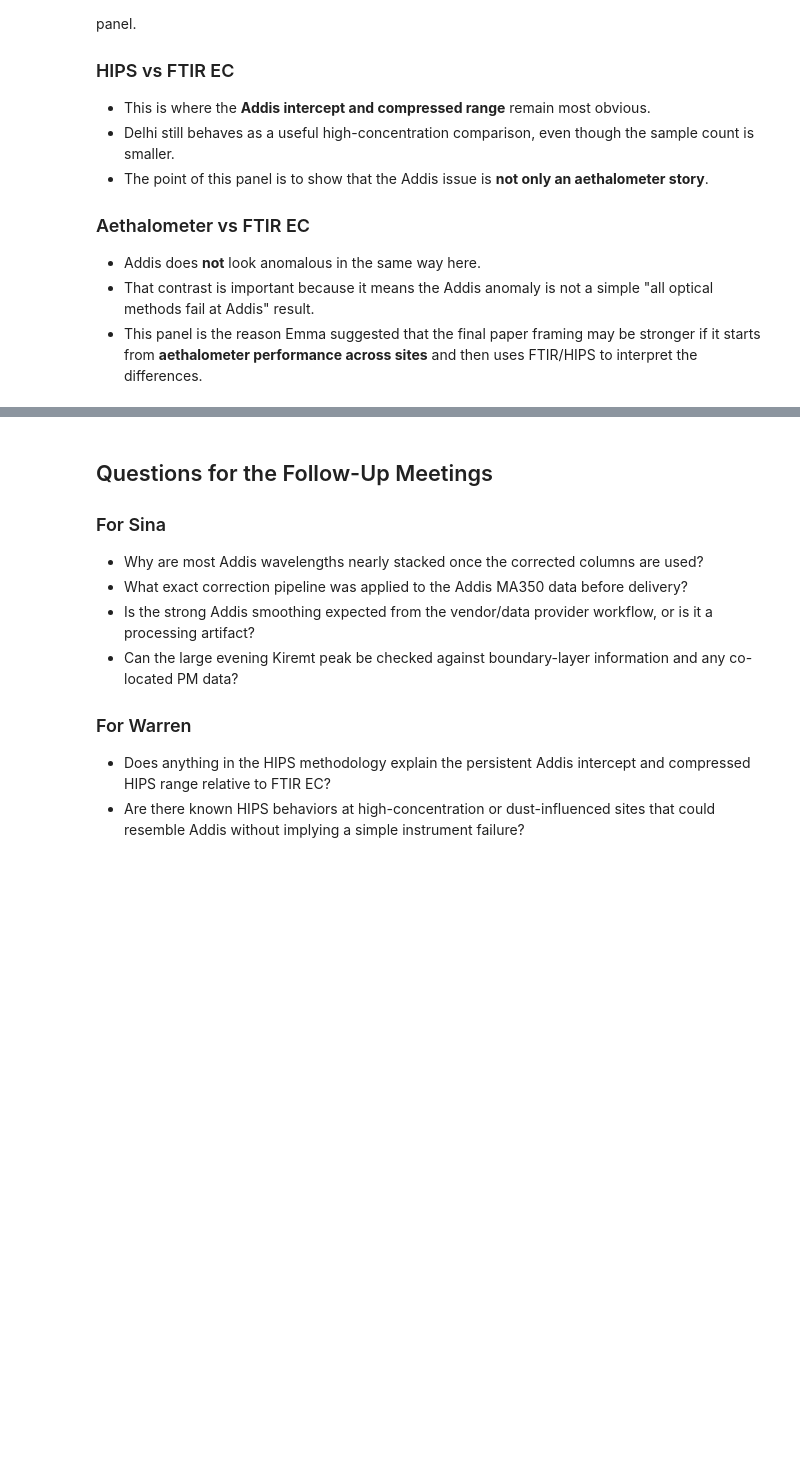
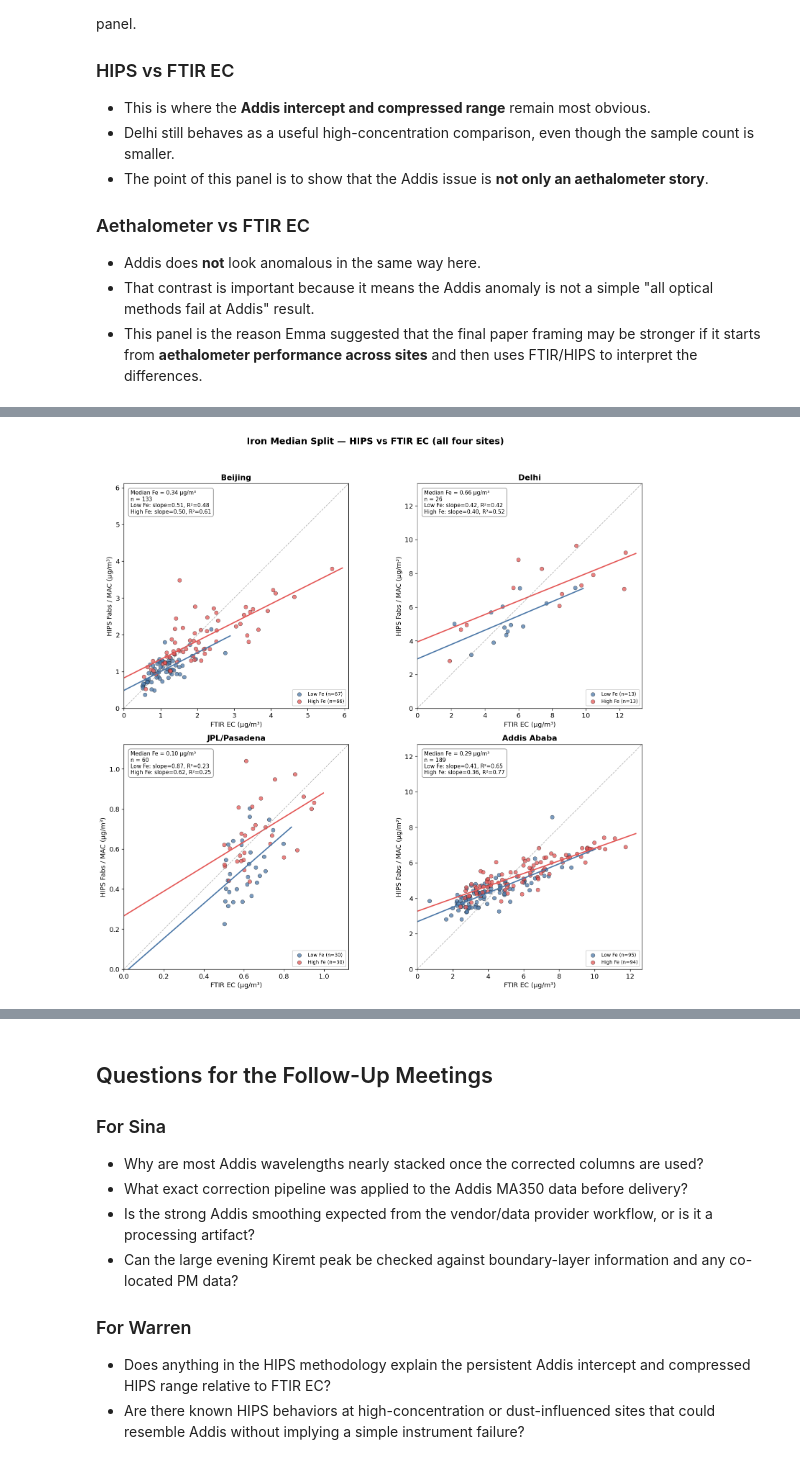
Before and after one commit to ahzs645/aethmodular, a Jupyter notebook: research/ftir_hips_chem/FTIR_Group_Talk_Apr2026_Draft.ipynb, the cells around one changed output, grey strips where cells are left out. Drawn from its saved outputs; the diff is of its cells as text; code cells hidden in the pictures; blank space fills up the shorter version.

```diff
--- a/research/ftir_hips_chem/FTIR_Group_Talk_Apr2026_Draft.ipynb
+++ b/research/ftir_hips_chem/FTIR_Group_Talk_Apr2026_Draft.ipynb
@@ -283,0 +290,20 @@ Emma's guidance was to keep the talk focused and only show one or two tests of h
+# %%
+# --- Merge iron (ChemSpec_Iron_PM2.5) into the clean filter dataset ---
+# Iron FilterIds (e.g. CHTS-0018) don't carry the -N suffix that EC/HIPS FilterIds do
+# (e.g. CHTS-0658-1), so merge on Site + SampleDate rather than FilterId.
+# Iron concentration is reported in ng/m³; convert to µg/m³ for plotting.
+iron_raw = df_filter_raw[df_filter_raw['Parameter'] == 'ChemSpec_Iron_PM2.5'].copy()
+iron_raw['iron'] = iron_raw['Concentration'] / 1000.0
+iron_wide = iron_raw.groupby(['Site', 'SampleDate'], as_index=False)['iron'].first()
+
+filter_iron = filter_clean.merge(
+    iron_wide[['Site', 'SampleDate', 'iron']],
+    on=['Site', 'SampleDate'], how='left',
+)
+
+print("Iron merge summary:")
+for site in ['Beijing', 'Delhi', 'JPL', 'Addis_Ababa']:
+    s = filter_iron[filter_iron['SiteName'] == site]
+    n_triple = s.dropna(subset=['EC_ftir', 'HIPS_BC', 'iron']).shape[0]
+    med_fe = s['iron'].median()
+    print(f"  {SITE_LABELS[site]:13s}: n(EC+HIPS+Fe)={n_triple:3d}  median_Fe={med_fe:.3f} µg/m³")
@@ -283,0 +316,62 @@ Emma's guidance was to keep the talk focused and only show one or two tests of h
+# %%
+# --- 2x2 grid: iron median split, HIPS vs FTIR EC ---
+GROUP_COLORS = {'Low Fe': '#4C78A8', 'High Fe': '#E45756'}
+
+def plot_iron_panel(ax, site_name):
+    s = filter_iron[filter_iron['SiteName'] == site_name].dropna(subset=['EC_ftir', 'HIPS_BC', 'iron'])
+    ax.set_facecolor('white')
+    ax.set_title(SITE_LABELS[site_name], fontsize=13, fontweight='bold')
+    ax.set_xlabel('FTIR EC (µg/m³)')
+    ax.set_ylabel('HIPS Fabs / MAC (µg/m³)')
+
+    if len(s) < 6:
+        ax.text(0.5, 0.5, 'Insufficient data', transform=ax.transAxes, ha='center', va='center')
+        return None
+
+    thr = s['iron'].median()
+    s = s.copy()
+    s['iron_group'] = np.where(s['iron'] <= thr, 'Low Fe', 'High Fe')
+    notes = [f'Median Fe = {thr:.2f} µg/m³', f'n = {len(s)}']
+
+    rows = []
+    for grp_name in ['Low Fe', 'High Fe']:
+        g = s[s['iron_group'] == grp_name]
+        if len(g) < 3: continue
+        color = GROUP_COLORS[grp_name]
+        ax.scatter(g['EC_ftir'], g['HIPS_BC'], color=color, alpha=0.75, s=42,
+                   edgecolors='black', linewidth=0.4, label=f'{grp_name} (n={len(g)})')
+        if len(g) >= 5:
+            slope, intercept, r, p, se = stats.linregress(g['EC_ftir'], g['HIPS_BC'])
+            xf = np.linspace(0, g['EC_ftir'].max() * 1.05, 100)
+            ax.plot(xf, slope * xf + intercept, color=color, linewidth=2)
+            notes.append(f'{grp_name}: slope={slope:.2f}, R²={r**2:.2f}')
+            rows.append({'site': SITE_LABELS[site_name], 'group': grp_name, 'n': len(g),
+                         'slope': slope, 'intercept': intercept, 'r_squared': r**2,
+                         'median_iron': thr})
+
+    lim = max(s['EC_ftir'].max(), s['HIPS_BC'].max()) * 1.08
+    ax.plot([0, lim], [0, lim], '--', color='gray', linewidth=1.0, alpha=0.6)
+    ax.set_xlim(0, lim); ax.set_ylim(0, lim); ax.set_aspect('equal', adjustable='box')
+    ax.text(0.03, 0.97, '\n'.join(notes), transform=ax.transAxes, va='top', ha='left',
+            fontsize=9, bbox={'boxstyle': 'round,pad=0.4', 'facecolor': 'white', 'alpha': 0.9,
+                              'edgecolor': 'gray'})
+    ax.legend(fontsize=8, loc='lower right', framealpha=0.95)
+    for spine in ax.spines.values(): spine.set_color('black')
+    return rows
+
+fig, axes = plt.subplots(2, 2, figsize=(14, 13), facecolor='white')
+summary = []
+for ax, site in zip(axes.flatten(), ['Beijing', 'Delhi', 'JPL', 'Addis_Ababa']):
+    r = plot_iron_panel(ax, site)
+    if r: summary.extend(r)
+
+fig.suptitle('Iron Median Split — HIPS vs FTIR EC (all four sites)', fontsize=15, fontweight='bold', y=0.995)
+fig.tight_layout(rect=[0, 0, 1, 0.97])
+fig.savefig(OUT_DIR / 'iron_split_all_sites_hips_vs_ftir_white.png', dpi=180, bbox_inches='tight', facecolor='white')
+plt.show()
+
+iron_summary = pd.DataFrame(summary)
+iron_summary.to_csv(OUT_DIR / 'iron_split_all_sites_hips_vs_ftir_white_summary.csv', index=False)
+iron_summary.round(3)
+# %% [output]
+[figure, added]
```
Also changed, not shown: parts of 5 cells of this notebook.
